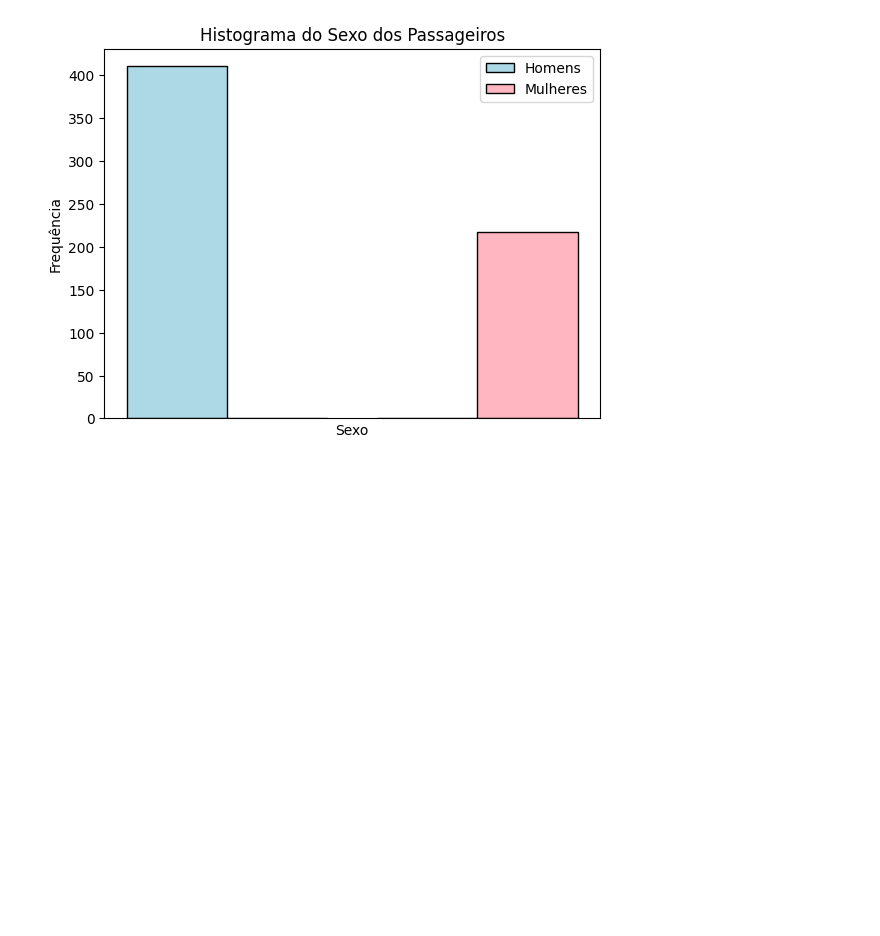
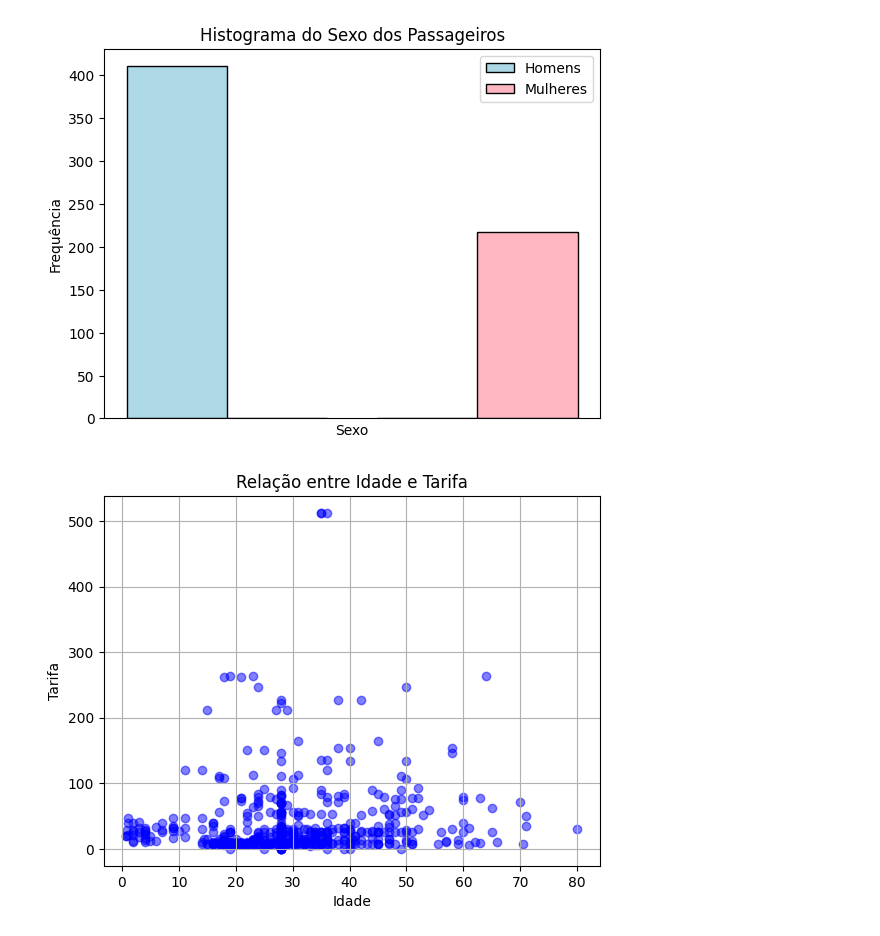
Before and after one commit to ThFaro/titanicChallenge, a Jupyter notebook: Desafio.ipynb, the cells around one changed output. Cells and saved outputs as stored; diff of their text form; code cells hidden in the pictures; blank space fills up the shorter version.

```diff
--- a/Desafio.ipynb
+++ b/Desafio.ipynb
@@ -143,3 +143,12 @@ plt.legend()
 plt.show()
 # %% [output]
 [figure]
+# %%
+plt.scatter(dftrain['age'], dftrain['fare'], color='blue', alpha=0.5)
+plt.title('Relação entre Idade e Tarifa')
+plt.xlabel('Idade')
+plt.ylabel('Tarifa')
+plt.grid(True)
+plt.show()
+# %% [output]
+[figure, added]
```
Also changed, not shown: parts of 5 cells of this notebook.
